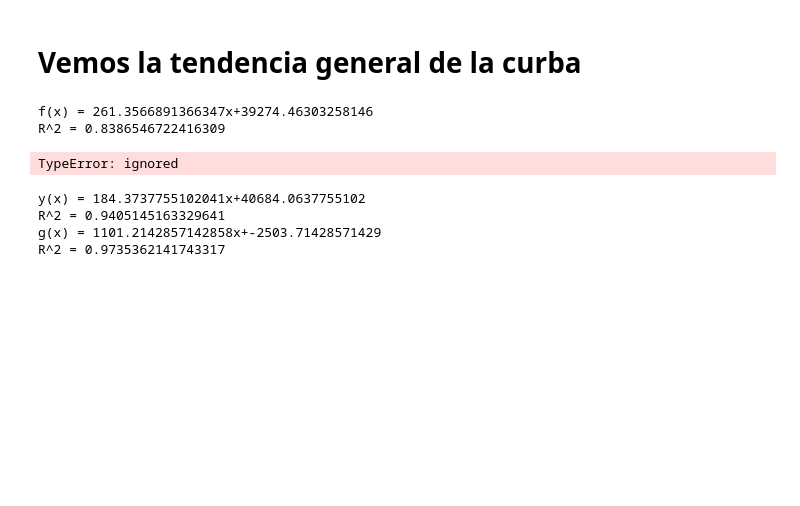
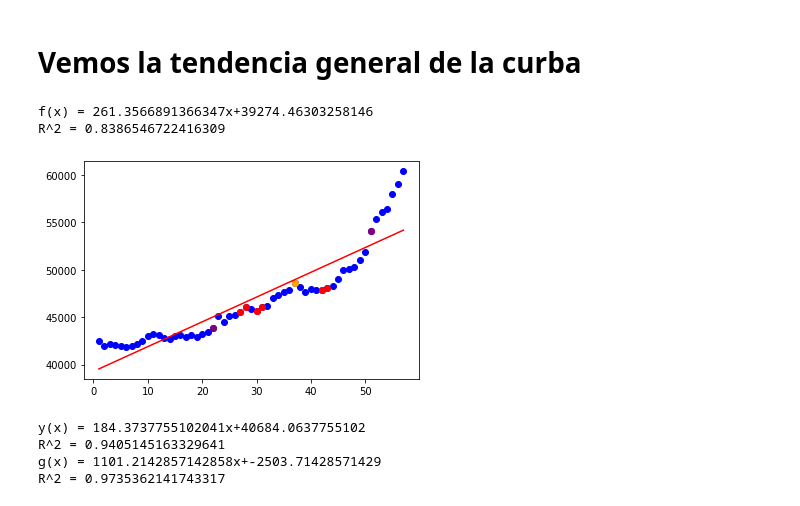
Before and after one commit to Delcron/Canasta-Basica, a Jupyter notebook: Cansata_en_chile.ipynb, the cells around one changed output. Drawn from its saved outputs; the diff is of its cells as text; code cells hidden in the pictures; blank space fills up the shorter version.

```diff
--- a/Cansata_en_chile.ipynb
+++ b/Cansata_en_chile.ipynb
@@ -33,27 +33,27 @@ def price_diff(x):
 # %%
 #linear regress
 slope, intercept, r_value, p_value, std_err = stats.linregress(data.month, data.price)
 
 #printing slope, intercept and error square
 print("f(x) = {}x+{}".format(slope,intercept))
 print("R^2 = {}".format(r_value**2))
 
 #linear function
 def predict(x):
   return slope * x + intercept
 
 #ploting
-fitLine = predict(data.month, slope, intercept)
+fitLine = predict(data.month)
 plt.scatter(data.month, data.price, c='b')
 plt.scatter([27, 28, 30, 31, 42, 43], price([26, 27, 29, 30, 41, 42]), c='r')
 plt.scatter([22, 51], price([21, 50]), c='purple')
 plt.scatter([37], price([36]), c='orange')
 plt.plot(data.month, fitLine, c='r')
 plt.show()
 # %% [output]
 f(x) = 261.3566891366347x+39274.46303258146
 R^2 = 0.8386546722416309
-TypeError: ignored
+[figure, added]
 # %%
 #linear regress
 slope_1, intercept_1, r_value_1, p_value_1, std_err_1 = stats.linregress(data.month.iloc[:49], data.price.iloc[:49])
```
